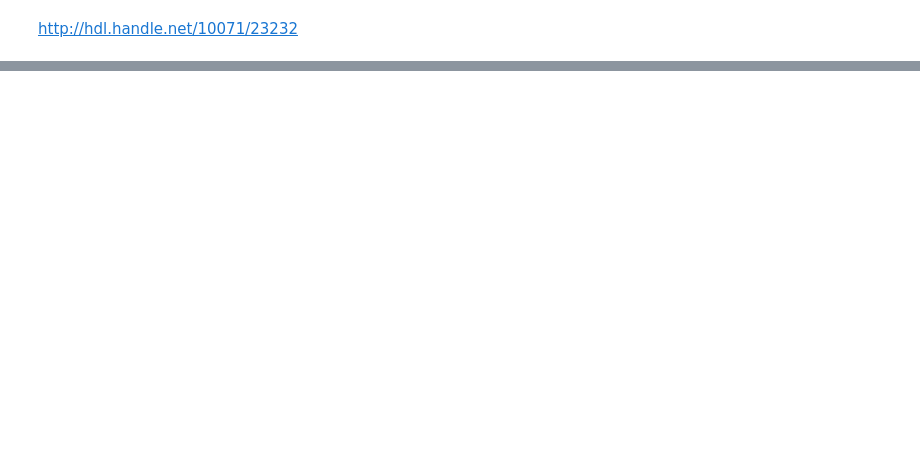
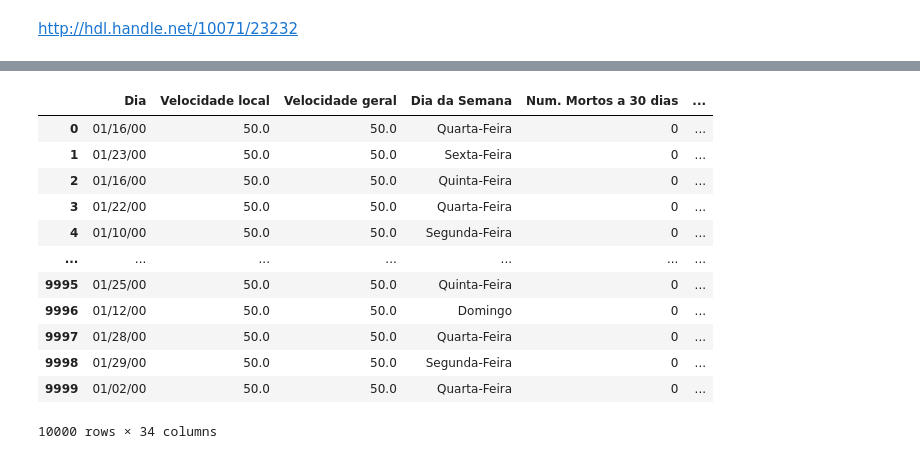
Before and after one commit to mrdso2-iscte/IAA_PROJECT, a Jupyter notebook: IAA.ipynb, the cells around one changed output, grey strips where cells are left out. Saved outputs shown, nothing was run; the diff lists cells and outputs as text; code cells hidden in the pictures; blank space fills up the shorter version.

```diff
--- a/IAA.ipynb
+++ b/IAA.ipynb
@@ -38,0 +42,22 @@ hello guida
+# %%
+data=data.drop(['Unnamed: 0','Id. Acidente','Hora','Mês','Entidades Fiscalizadoras','Latitude GPS','Longitude GPS','Pov. Proxima','Nome arruamento','Cod Via'], axis=1)
+# %%
+data['Hora']=data['Datahora'].str.split(' ').str[-1]
+# %%
+data=data.drop(['Datahora'],axis=1)
+# %%
+data
+# %% [output]
+|  | Dia | Velocidade local | Velocidade geral | Dia da Semana | Num. Mortos a 30 dias | ... |
+| 0 | 01/16/00 | 50.0 | 50.0 | Quarta-Feira | 0 | ... |
+| 1 | 01/23/00 | 50.0 | 50.0 | Sexta-Feira | 0 | ... |
+| 2 | 01/16/00 | 50.0 | 50.0 | Quinta-Feira | 0 | ... |
+| 3 | 01/22/00 | 50.0 | 50.0 | Quarta-Feira | 0 | ... |
+| 4 | 01/10/00 | 50.0 | 50.0 | Segunda-Feira | 0 | ... |
+| ... | ... | ... | ... | ... | ... | ... |
+| 9995 | 01/25/00 | 50.0 | 50.0 | Quinta-Feira | 0 | ... |
+| 9996 | 01/12/00 | 50.0 | 50.0 | Domingo | 0 | ... |
+| 9997 | 01/28/00 | 50.0 | 50.0 | Quarta-Feira | 0 | ... |
+| 9998 | 01/29/00 | 50.0 | 50.0 | Segunda-Feira | 0 | ... |
+| 9999 | 01/02/00 | 50.0 | 50.0 | Quarta-Feira | 0 | ... |
+10000 rows × 34 columns
```
Also changed, not shown: parts of 7 cells of this notebook.
